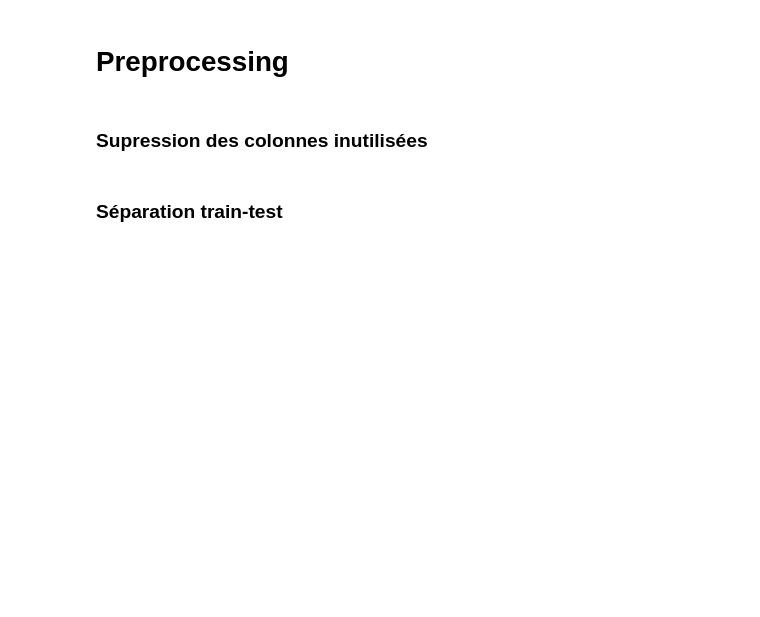
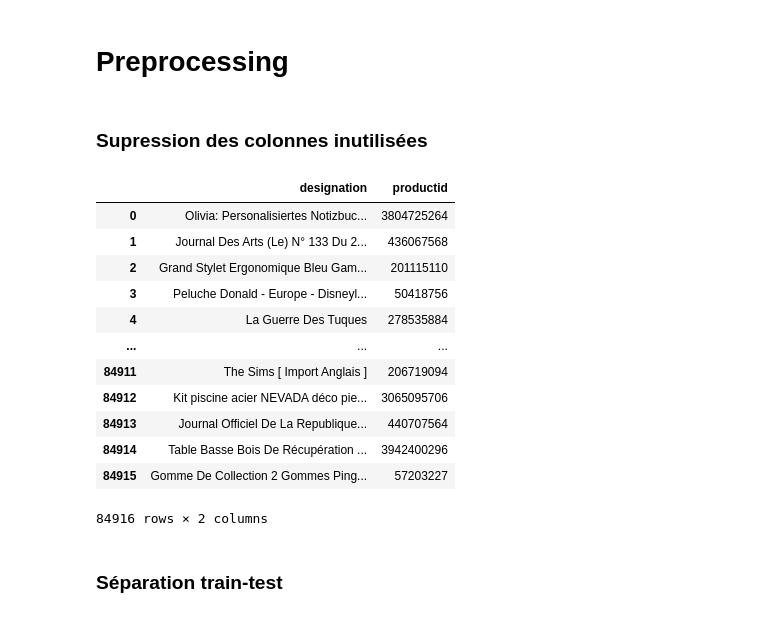
Before and after one commit to 6racuse/RakutenPjct, a Jupyter notebook: test_welto.ipynb, the cells around one changed output. Drawn from its saved outputs; the diff is of its cells as text; code cells hidden in the pictures; blank space fills up the shorter version.

```diff
--- a/test_welto.ipynb
+++ b/test_welto.ipynb
@@ -45,3 +43,19 @@ X_train.shape, Y_train.shape
+# %%
+X_train
+# %% [output]
+|  | designation | productid |
+| 0 | Olivia: Personalisiertes Notizbuc... | 3804725264 |
+| 1 | Journal Des Arts (Le) N° 133 Du 2... | 436067568 |
+| 2 | Grand Stylet Ergonomique Bleu Gam... | 201115110 |
+| 3 | Peluche Donald - Europe - Disneyl... | 50418756 |
+| 4 | La Guerre Des Tuques | 278535884 |
+| ... | ... | ... |
+| 84911 | The Sims [ Import Anglais ] | 206719094 |
+| 84912 | Kit piscine acier NEVADA déco pie... | 3065095706 |
+| 84913 | Journal Officiel De La Republique... | 440707564 |
+| 84914 | Table Basse Bois De Récupération ... | 3942400296 |
+| 84915 | Gomme De Collection 2 Gommes Ping... | 57203227 |
+84916 rows × 2 columns
 # %% [markdown]
 ### Séparation train-test
 # %%
```
Also changed, not shown: parts of 7 cells of this notebook, 2 other files.
